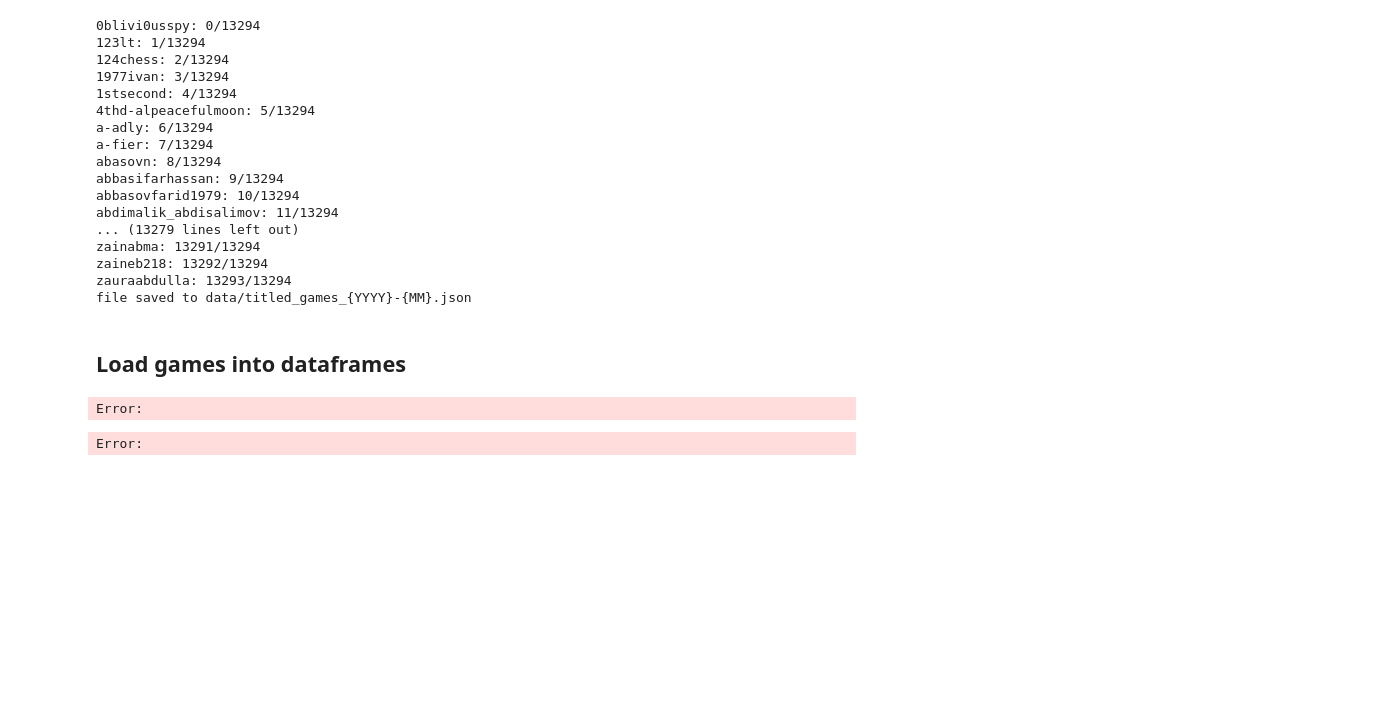
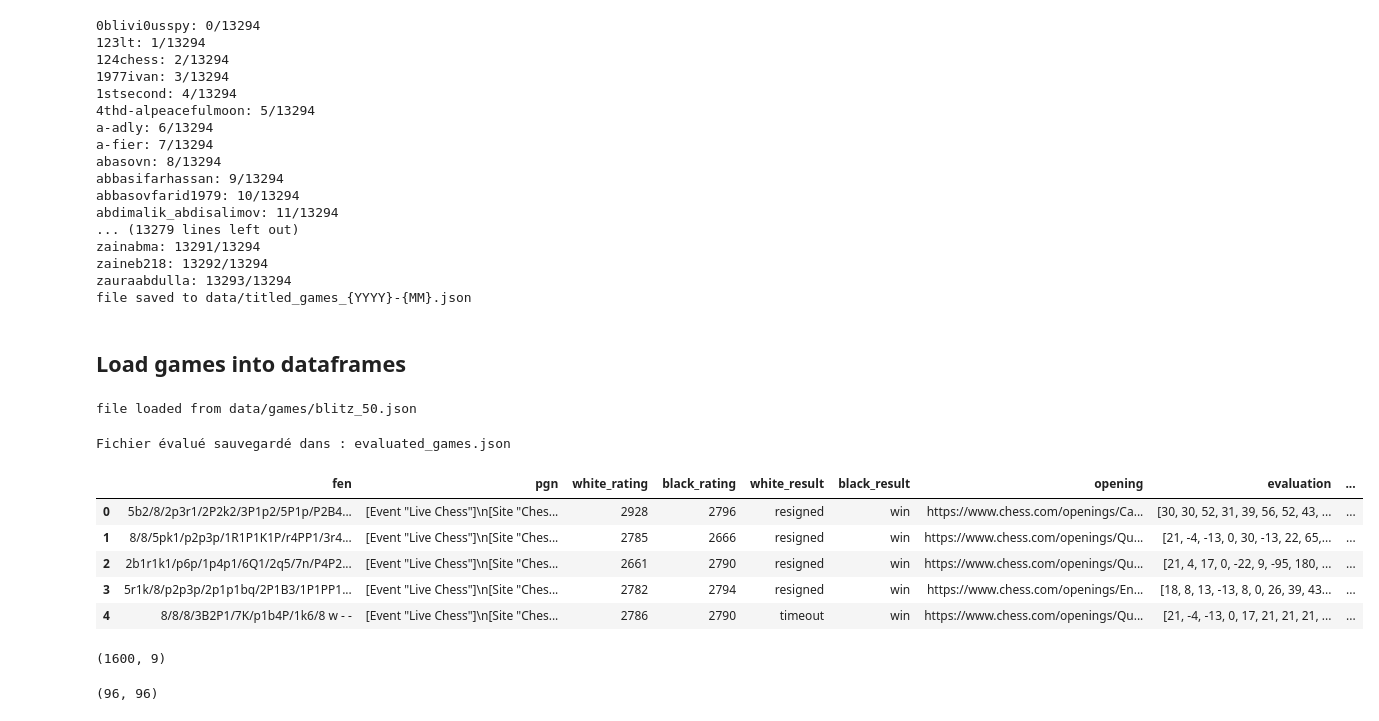
Before and after one commit to thenemchua/chess-elo-prediction, a Jupyter notebook: api_calls.ipynb, the cells around one changed output. Drawn from its saved outputs; the diff is of its cells as text; code cells hidden in the pictures; blank space fills up the shorter version.

```diff
--- a/api_calls.ipynb
+++ b/api_calls.ipynb
@@ -136,24 +137,26 @@ zauraabdulla: 13293/13294
 file saved to data/titled_games_{YYYY}-{MM}.json
 # %% [markdown]
 ## Load games into dataframes
-# %%
-# Dossier où se trouvent les fichiers JSON
-data_folder = "data"
-file_prefix = "unknown_games_2024-10"
-
-# Créer les dataframes
-dataframes = utils.combine_games_to_dataframes(data_folder, file_prefix)
-
-# Accéder aux dataframes par contrôle de temps
-bullet_df = dataframes.get('bullet', pd.DataFrame())
-blitz_df = dataframes.get('blitz', pd.DataFrame())
-rapid_df = dataframes.get('rapid', pd.DataFrame())
-daily_df = dataframes.get('daily', pd.DataFrame())
-# %% [output]
-Error:
-# %%
-data_folder = "data"
-file_prefix = "unknown_games_2024-10"
-tmp_df = utils.process_files_in_batches(data_folder, file_prefix, 5)
-# %% [output]
-Error:
+# %%
+tmp = utils.read_json_to_dict('data/games/blitz_50.json')
+# %% [output]
+file loaded from data/games/blitz_50.json
+# %%
+stockfish_path = './stockfish/stockfish-ubuntu-x86-64-avx2'
+# %%
+eval_df = chess_evaluation.process_with_stockfish(pd.DataFrame(tmp), stockfish_path, 1)
+# %% [output]
+Fichier évalué sauvegardé dans : evaluated_games.json
+# %%
+eval_df.head()
+# %% [output]
+|  | fen | pgn | white_rating | black_rating | white_result | black_result | opening | evaluation | ... |
+| 0 | 5b2/8/2p3r1/2P2k2/3P1p2/5P1p/P2B4... | [Event "Live Chess"]\n[Site "Ches... | 2928 | 2796 | resigned | win | https://www.chess.com/openings/Ca... | [30, 30, 52, 31, 39, 56, 52, 43, ... | ... |
+| 1 | 8/8/5pk1/p2p3p/1R1P1K1P/r4PP1/3r4... | [Event "Live Chess"]\n[Site "Ches... | 2785 | 2666 | resigned | win | https://www.chess.com/openings/Qu... | [21, -4, -13, 0, 30, -13, 22, 65,... | ... |
+| 2 | 2b1r1k1/p6p/1p4p1/6Q1/2q5/7n/P4P2... | [Event "Live Chess"]\n[Site "Ches... | 2661 | 2790 | resigned | win | https://www.chess.com/openings/Qu... | [21, 4, 17, 0, -22, 9, -95, 180, ... | ... |
+| 3 | 5r1k/8/p2p3p/2p1p1bq/2P1B3/1P1PP1... | [Event "Live Chess"]\n[Site "Ches... | 2782 | 2794 | resigned | win | https://www.chess.com/openings/En... | [18, 8, 13, -13, 8, 0, 26, 39, 43... | ... |
+| 4 | 8/8/8/3B2P1/7K/p1b4P/1k6/8 w - - | [Event "Live Chess"]\n[Site "Ches... | 2786 | 2790 | timeout | win | https://www.chess.com/openings/Qu... | [21, -4, -13, 0, 17, 21, 21, 21, ... | ... |
+# %%
+eval_df.shape
+# %% [output]
+(1600, 9)
@@ -159,0 +165,4 @@ Error:
+# %%
+len(tmp_eval), len(tmp_moves)
+# %% [output]
+(96, 96)
```
Also changed, not shown: parts of 5 cells of this notebook, 5 other files.
